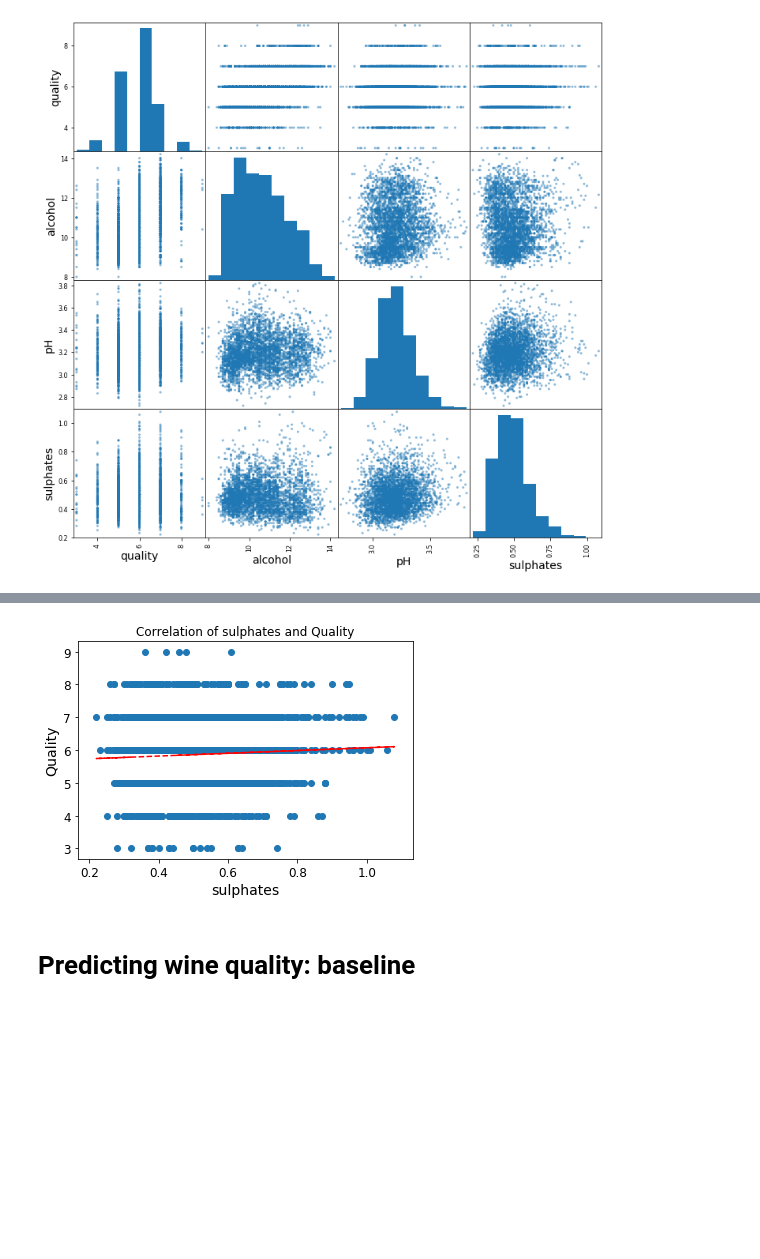
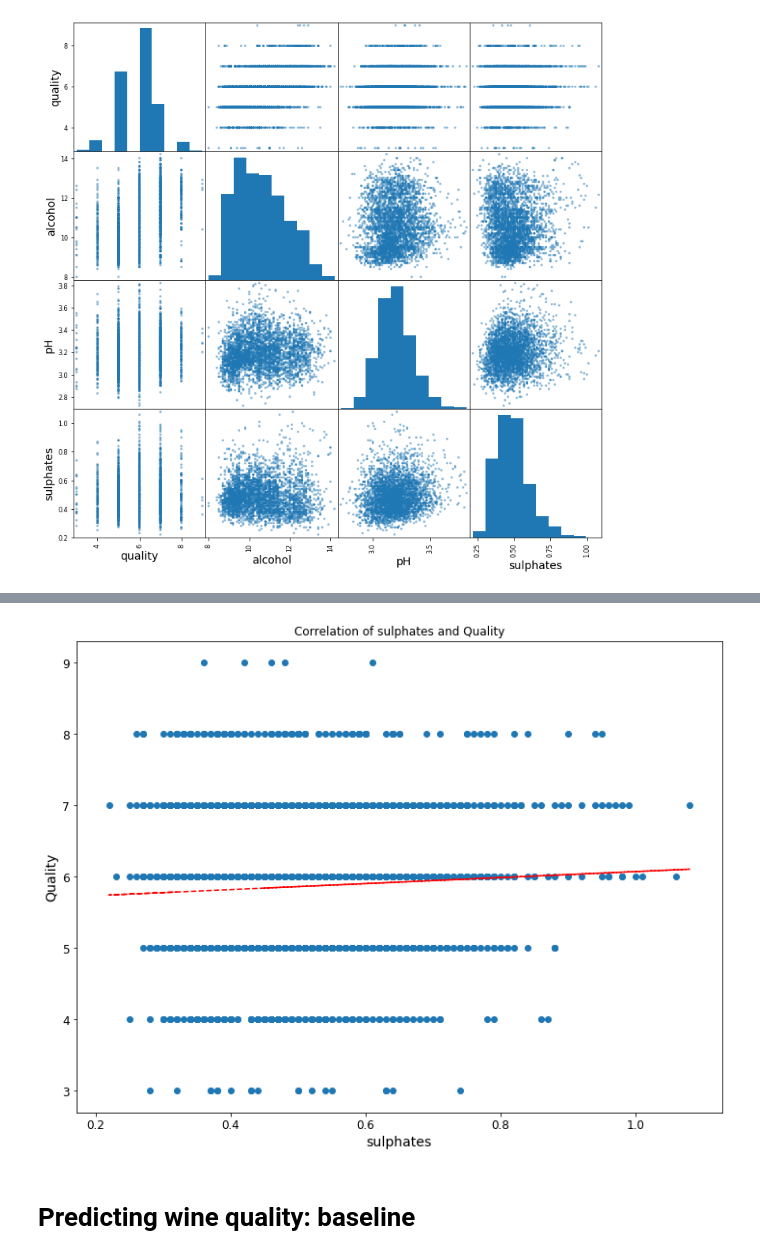
Before and after one commit to RoastedKernel/uni_Machine_Learning, a Jupyter notebook: Uni_Sub/ML_Tools/assign/Assignment 1_Wine Quality_commneted.ipynb, the cells around one changed output, grey strips where cells are left out. Cells and saved outputs as stored; diff of their text form; code cells hidden in the pictures; blank space fills up the shorter version.

```diff
--- a/Uni_Sub/ML_Tools/assign/Assignment 1_Wine Quality_commneted.ipynb
+++ b/Uni_Sub/ML_Tools/assign/Assignment 1_Wine Quality_commneted.ipynb
@@ -210,17 +214,18 @@ plt.show()
 # %%
 x = Wine_clean['sulphates']
 y = Wine_clean['quality']
+plt.figure(figsize=(12,9))
 plt.scatter(x, y)
 
 z = np.polyfit(x, y, 1)
 p = np.poly1d(z)
 plt.plot(x,p(x),"r--")
 plt.title('Correlation of sulphates and Quality')
 plt.xlabel('sulphates')
 plt.ylabel('Quality')
 plt.show()
 # %% [output]
-[figure, old version]
+[figure, new version]
 # %% [markdown]
 # Predicting wine quality: baseline
 # %%
```
Also changed, not shown: parts of 46 cells of this notebook.
